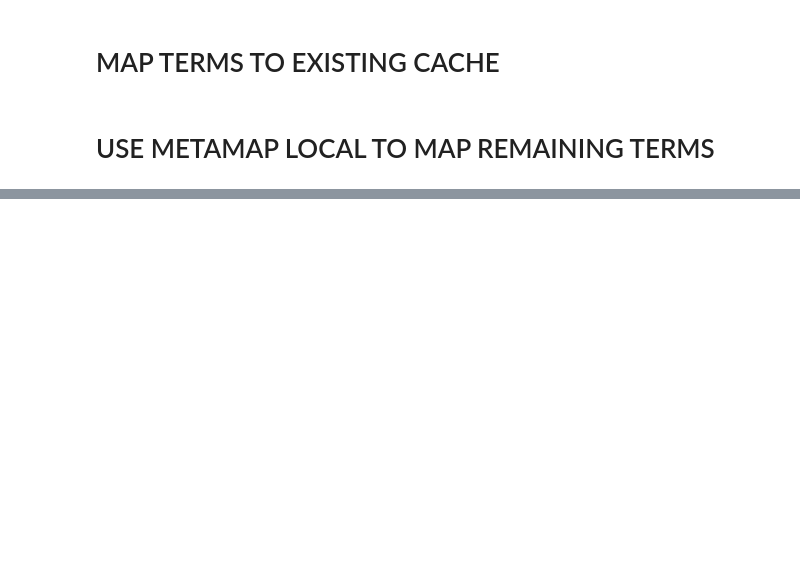
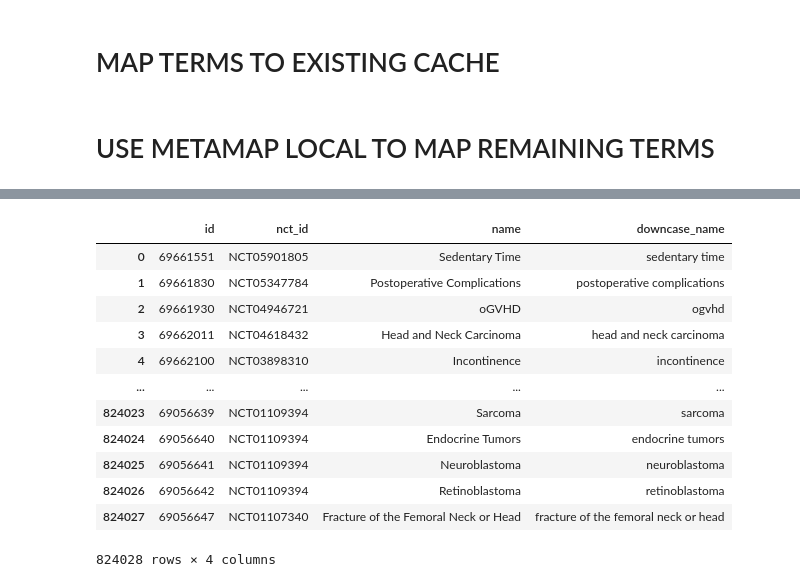
Before and after one commit to GitHubbit/Multiomics_ClinicalTrials_KP, a Jupyter notebook: mapper_ipynb_to_py_mm_only.ipynb, the cells around one changed output, grey strips where cells are left out. Drawn from its saved outputs; the diff is of its cells as text; code cells hidden in the pictures; blank space fills up the shorter version.

```diff
--- a/mapper_ipynb_to_py_mm_only.ipynb
+++ b/mapper_ipynb_to_py_mm_only.ipynb
@@ -730,0 +895,20 @@ Approximate runtime for overall mapping: 0.0 hours, 4.0 minutes, 44.705381155014
+# %%
+data_extracted = flag_and_path["data_extracted_path"]
+# read in pipe-delimited files
+conditions_df = pd.read_csv(data_extracted + '/conditions.txt', sep='|', index_col=False, header=0, on_bad_lines = 'warn')
+conditions_mapped = conditions_df.copy()
+conditions_mapped
+# %% [output]
+|  | id | nct_id | name | downcase_name |
+| 0 | 69661551 | NCT05901805 | Sedentary Time | sedentary time |
+| 1 | 69661830 | NCT05347784 | Postoperative Complications | postoperative complications |
+| 2 | 69661930 | NCT04946721 | oGVHD | ogvhd |
+| 3 | 69662011 | NCT04618432 | Head and Neck Carcinoma | head and neck carcinoma |
+| 4 | 69662100 | NCT03898310 | Incontinence | incontinence |
+| ... | ... | ... | ... | ... |
+| 824023 | 69056639 | NCT01109394 | Sarcoma | sarcoma |
+| 824024 | 69056640 | NCT01109394 | Endocrine Tumors | endocrine tumors |
+| 824025 | 69056641 | NCT01109394 | Neuroblastoma | neuroblastoma |
+| 824026 | 69056642 | NCT01109394 | Retinoblastoma | retinoblastoma |
+| 824027 | 69056647 | NCT01107340 | Fracture of the Femoral Neck or Head | fracture of the femoral neck or head |
+824028 rows × 4 columns
```
Also changed, not shown: parts of 11 cells of this notebook.
